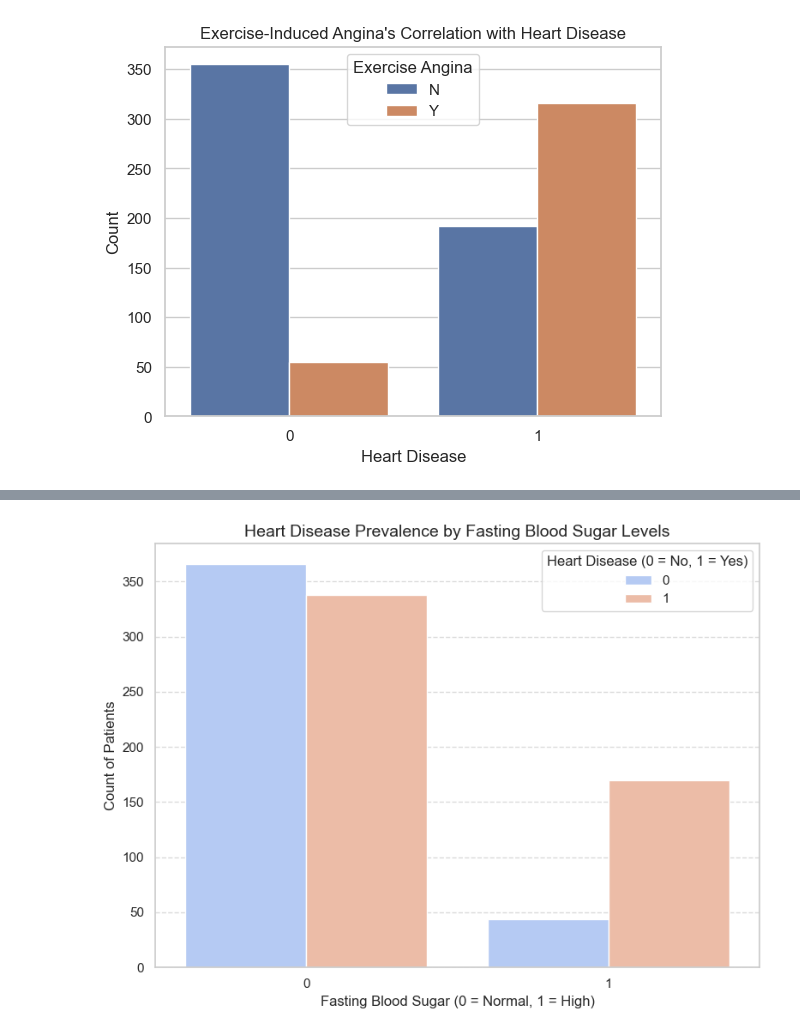
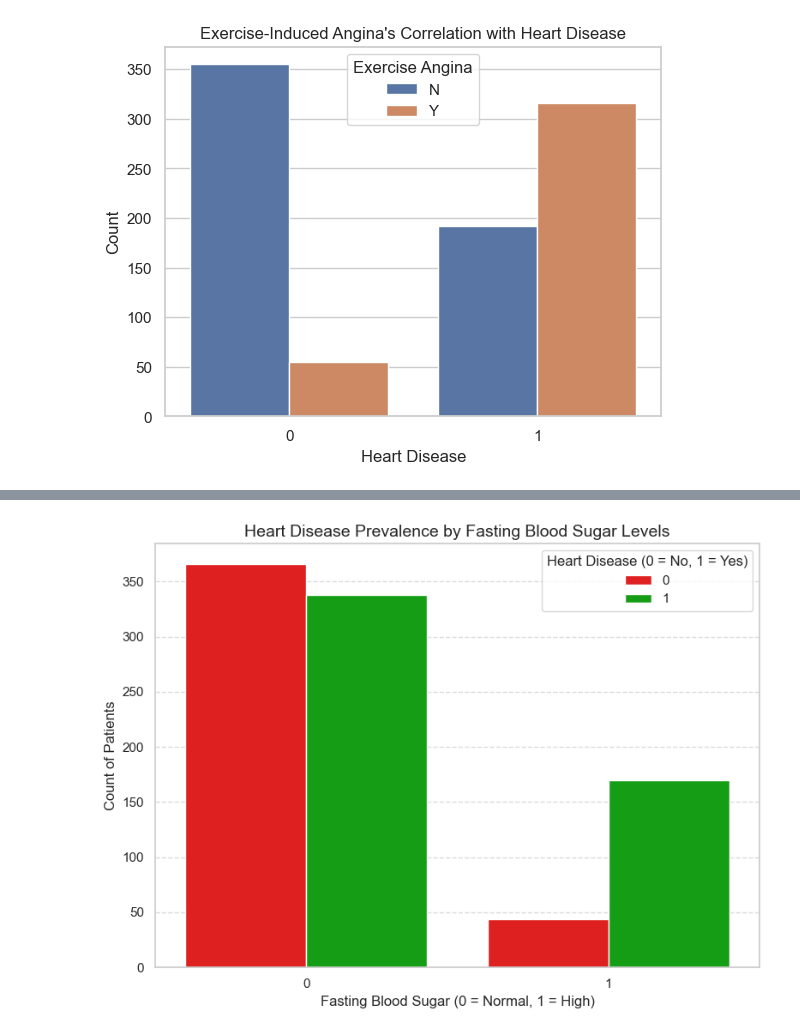
Before and after one commit to jutinwang/A1---CSI4142---GR48, a Jupyter notebook: G48-A1.ipynb, the cells around one changed output, grey strips where cells are left out. Drawn from its saved outputs; the diff is of its cells as text; code cells hidden in the pictures.

```diff
--- a/G48-A1.ipynb
+++ b/G48-A1.ipynb
@@ -288,18 +292,26 @@ This insight highlights the importance of evaluating these two factors together.
 # %%
-# Simplified bar plot for FastingBS and HeartDisease
+# Code for Insight 10
+
+# Creating the Graph, with X set to Fasting BS, and
 plt.figure(figsize=(8, 6))
 sns.countplot(
     data=heartSet,
     x="FastingBS",
     hue="HeartDisease",
-    palette="coolwarm"
+    palette=["#ff0000", "#00b300"]
 )
+
+# Adding title and labels.
 plt.title("Heart Disease Prevalence by Fasting Blood Sugar Levels", fontsize=14)
 plt.xlabel("Fasting Blood Sugar (0 = Normal, 1 = High)", fontsize=12)
 plt.ylabel("Count of Patients", fontsize=12)
+
+# Adding a legend and grid lines
 plt.legend(title="Heart Disease (0 = No, 1 = Yes)", loc="upper right")
 plt.grid(axis="y", linestyle="--", alpha=0.7)
 plt.tight_layout()
+
+# Showing the Graph
 plt.show()
 # %% [output]
-[figure, old version]
+[figure, new version]
```
Also changed, not shown: parts of 10 cells of this notebook, 1 other file.
